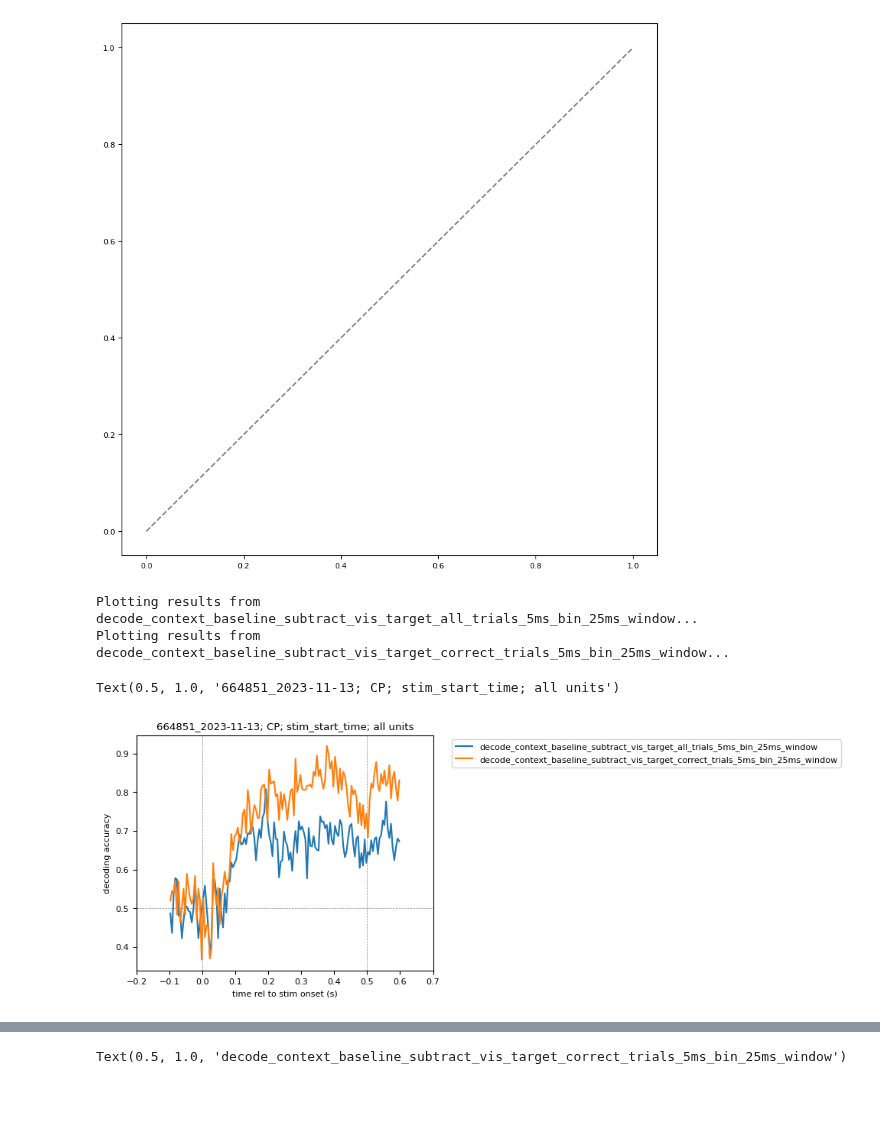
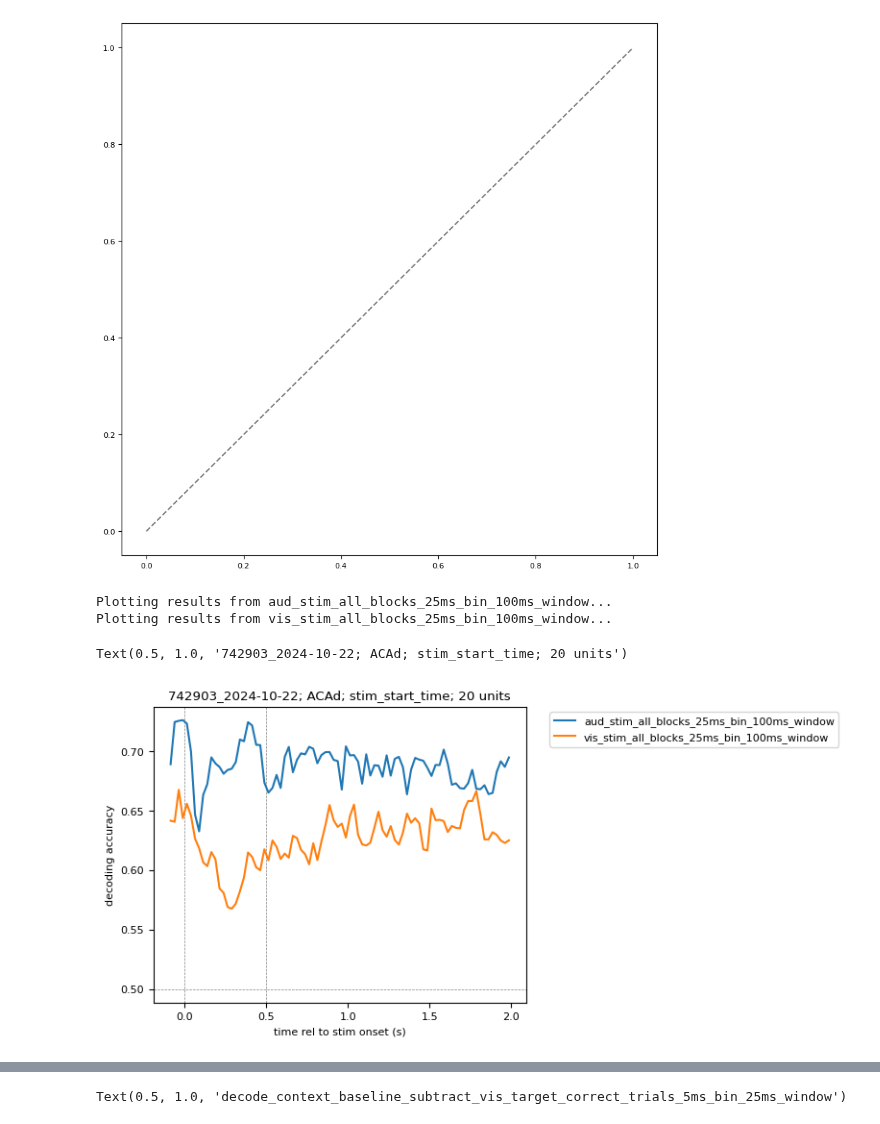
Before and after one commit to AllenInstitute/dynamic_routing_analysis, a Jupyter notebook: notebooks/compare_decoding_context_licks_baseline_subtract.ipynb, the cells around one changed output, grey strips where cells are left out. Saved outputs shown, nothing was run; the diff lists cells and outputs as text; code cells hidden in the pictures; blank space fills up the shorter version.

```diff
--- a/notebooks/compare_decoding_context_licks_baseline_subtract.ipynb
+++ b/notebooks/compare_decoding_context_licks_baseline_subtract.ipynb
@@ -116,14 +119,14 @@ results_paths['decode_context_baseline_subtract_vis_target_correct_trials_5ms_bi
 # %%
-session_table_path=r"\\allen\programs\mindscope\workgroups\dynamicrouting\Ethan\CO decoding results\session_table_v0.272.csv"
+session_table_path=r"\\allen\programs\mindscope\workgroups\dynamicrouting\Ethan\CO decoding results\session_table_v0.272.parquet"
 # session_table_path="/Users/ethan.mcbride/Data/DR/session_table_v0.265.csv"
-session_table=pl.read_csv(session_table_path)
+session_table=pl.read_parquet(session_table_path)
 
 dr_session_list=(
     session_table.filter(
     pl.col('project')=="DynamicRouting",
     pl.col('is_production'),
     pl.col('is_annotated'),
-    pl.col('issues')=="",
+    pl.col('issues')==[],
     pl.col('is_engaged'),
     pl.col('is_good_behavior').eq(True),
     )['session_id'].to_list()
@@ -259,5 +135,5 @@ def get_results_df(results_path, dr_session_list, session_table, grouping_cols,
 results_dfs={}
 for key, results_path in results_paths.items():
     print(f"Loading results from {key}...")
-    results_dfs[key] = get_results_df(results_path, dr_session_list, session_table, grouping_cols, combine_multi_probe_expr, n_repeats, structure_grouping)
+    results_dfs[key] = decoding_utils.load_session_wise_decoder_accuracy(results_path, dr_session_list, session_table,).to_pandas()
 # %% [output]
@@ -266,12 +142,12 @@ Loading results from decode_context_baseline_subtract_vis_target_correct_trials_
 # %%
 # save individual dfs from resuts_dfs as parquet files
-savepath = r"\\allen\programs\mindscope\workgroups\dynamicrouting\Ethan\CO decoding results\baseline_subtract_decoding_summary_tables-2025-09-11"
+savepath = r"\\allen\programs\mindscope\workgroups\dynamicrouting\Ethan\CO decoding results\decoding_summary_tables-2026-02-26"
 
 for key, df in results_dfs.items():
     df.to_parquet(os.path.join(savepath, f"{key}_decoding_summary_table.parquet"))
 # %%
 #load results from parquet files
-savepath = r"\\allen\programs\mindscope\workgroups\dynamicrouting\Ethan\CO decoding results\baseline_subtract_decoding_summary_tables-2025-09-11"
+savepath = r"\\allen\programs\mindscope\workgroups\dynamicrouting\Ethan\CO decoding results\decoding_summary_tables-2026-02-26"
 results_dfs={}
 for filename in os.listdir(savepath):
     if filename.endswith("_decoding_summary_table.parquet"):
@@ -363,43 +255,35 @@ ax.set_ylim(0.5,0.8)
 # %%
 np.sort(results_dfs[key]['bin_center'].unique())*2
 # %%
-
-sel_session="664851_2023-11-13"
-
-sel_structure="CP"
-sel_unit_subsample_size='all'
+# sel_session="664851_2023-11-13"
+sel_session="742903_2024-10-22"
+sel_structure="ACAd"
+sel_unit_subsample_size=20
 sel_time_aligned_to="stim_start_time"
 # sel_time_aligned_to="response_time"
-
-# example_timebin_decoding=new_results_session_pd.query('session_id=="664851_2023-11-13" and structure=="ACAd" and \
-#                                                     time_aligned_to=="stim_start_time" and unit_subsample_size==20').sort_values('bin_center')
 
 fig,ax=plt.subplots(1,1,figsize=(5,4))
 ax.axvline(x=0, color='grey', linestyle='--', linewidth=0.5)
 ax.axvline(x=0.5, color='grey', linestyle='--', linewidth=0.5)
 ax.axhline(y=0.5, color='grey', linestyle='--', linewidth=0.5)
 
 for key, new_results_session_pd in results_dfs.items():
     print(f"Plotting results from {key}...")
 
     example_timebin_decoding=new_results_session_pd.query(f'session_id=="{sel_session}" and structure=="{sel_structure}" and \
-                                                        time_aligned_to=="{sel_time_aligned_to}" ').sort_values('bin_center')
-    # if key=='context_baseline_subtract_cumulative_0.01':
-    #     ax.plot((example_timebin_decoding['bin_center']*2+.095).values, example_timebin_decoding['mean_true'], label=key)
-    # else:
+                                                        time_aligned_to=="{sel_time_aligned_to}" and unit_subsample_size=={sel_unit_subsample_size}').sort_values('bin_center')
+
     ax.plot(example_timebin_decoding['bin_center'], example_timebin_decoding['mean_true'], label=key)
 
-# ax.set_ylim(0.5,1)
-
-ax.set_xlim(-0.2,0.7)
+# ax.set_xlim(-0.2,0.7)
 ax.set_xlabel('time rel to stim onset (s)')
 ax.set_ylabel('decoding accuracy')
 #place legend outside
 ax.legend(bbox_to_anchor=(1.05, 1), loc='upper left')
 # ax.legend()
 ax.set_title(f"{sel_session}; {sel_structure}; {sel_time_aligned_to}; {sel_unit_subsample_size} units")
 # %% [output]
-Plotting results from decode_context_baseline_subtract_vis_target_all_trials_5ms_bin_25ms_window...
-Plotting results from decode_context_baseline_subtract_vis_target_correct_trials_5ms_bin_25ms_window...
+Plotting results from aud_stim_all_blocks_25ms_bin_100ms_window...
+Plotting results from vis_stim_all_blocks_25ms_bin_100ms_window...
-Text(0.5, 1.0, '664851_2023-11-13; CP; stim_start_time; all units')
+Text(0.5, 1.0, '742903_2024-10-22; ACAd; stim_start_time; 20 units')
-[figure, old version]
+[figure, new version]
```
Also changed, not shown: parts of 13 cells of this notebook, 7 other files.
